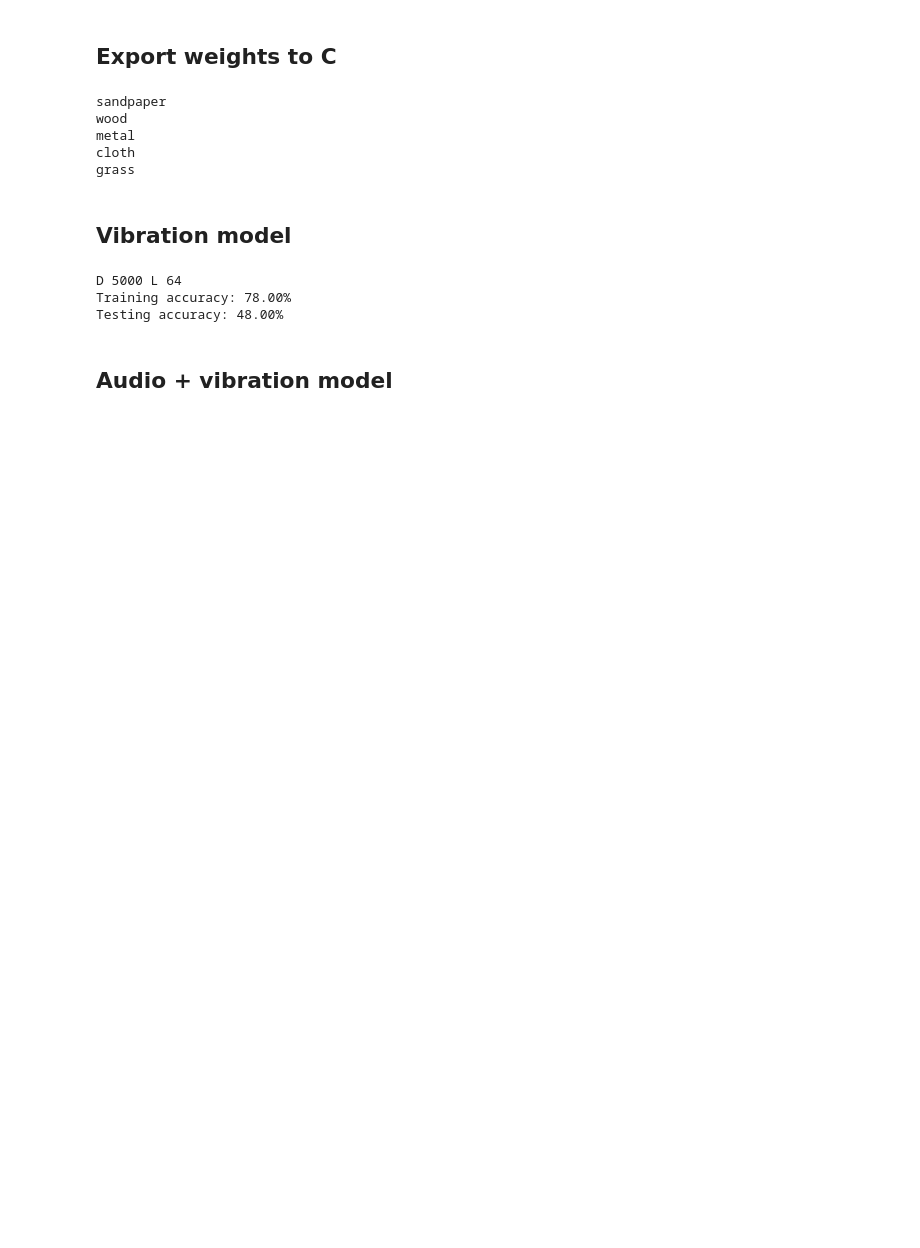
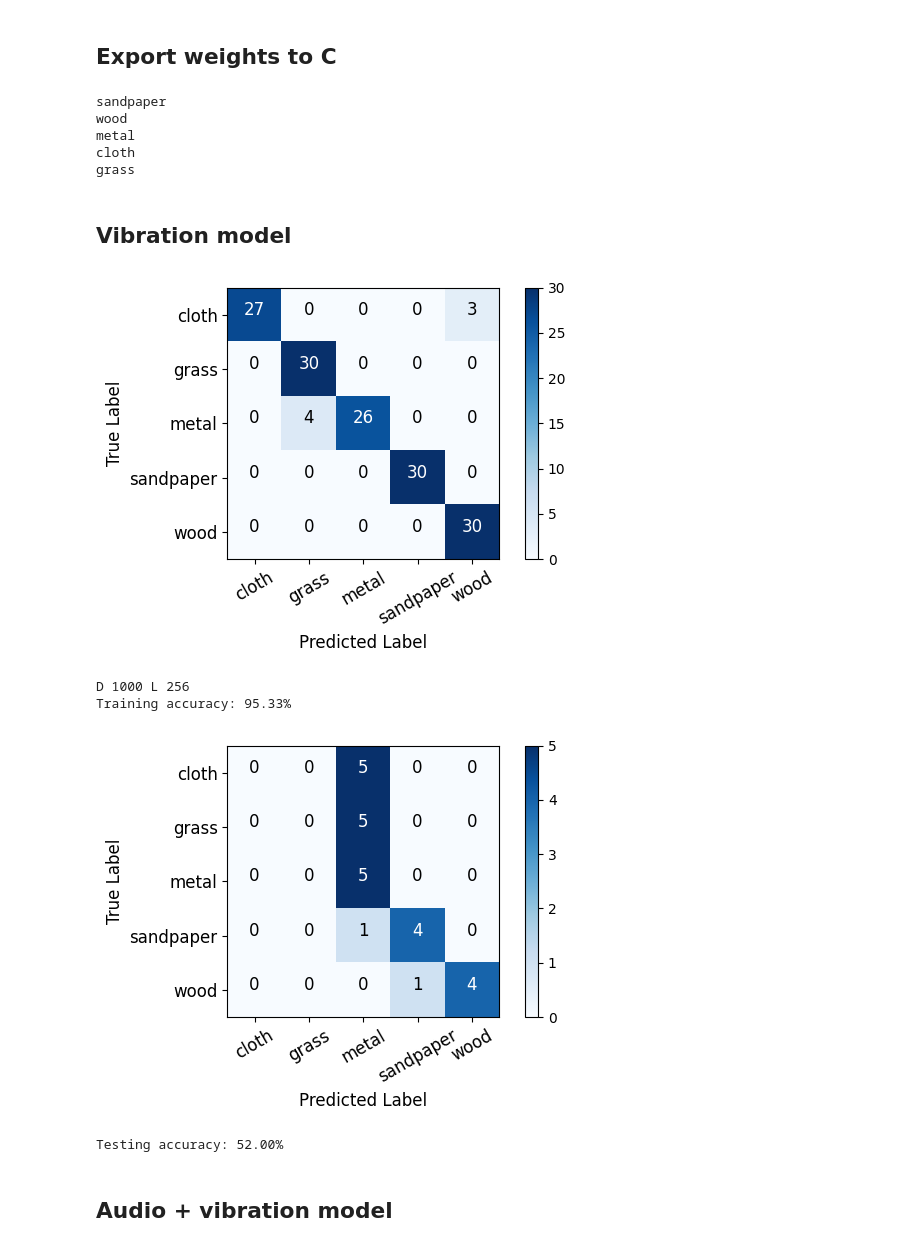
Before and after one commit to sevenseasofbri/terrain-classifier, a Jupyter notebook: hdc/test.ipynb, the cells around one changed output. Saved outputs shown, nothing was run; the diff lists cells and outputs as text; code cells hidden in the pictures; blank space fills up the shorter version.

```diff
--- a/hdc/test.ipynb
+++ b/hdc/test.ipynb
@@ -354,30 +354,30 @@ def evaluate_hd(vectors, labels, class_hvs):
         if y_pred == y_true:
             correct += 1
 
-    # # Plot confusion matrix using numpy and matplotlib
-    # cm = confusion_matrix(labels, y_preds)
-    # plt.figure(figsize=(8, 6))
-    # plt.imshow(cm, interpolation='nearest', cmap=plt.cm.Blues)
+    # Plot confusion matrix using numpy and matplotlib
+    cm = confusion_matrix(labels, y_preds)
+    plt.figure(figsize=(6, 4))
+    plt.imshow(cm, interpolation='nearest', cmap=plt.cm.Blues)
     # plt.title("Confusion Matrix")
-    # plt.colorbar()
+    plt.colorbar()
 
-    # # Add labels to the axes
-    # tick_marks = np.arange(len(id_to_label))
-    # plt.xticks(tick_marks, [id_to_label[i] for i in range(len(id_to_label))], rotation=30, fontsize=12)
-    # plt.yticks(tick_marks, [id_to_label[i] for i in range(len(id_to_label))], fontsize=12)
+    # Add labels to the axes
+    tick_marks = np.arange(len(id_to_label))
+    plt.xticks(tick_marks, [id_to_label[i] for i in range(len(id_to_label))], rotation=30, fontsize=12)
+    plt.yticks(tick_marks, [id_to_label[i] for i in range(len(id_to_label))], fontsize=12)
 
-    # # Annotate each cell with the numeric value
-    # for i in range(cm.shape[0]):
-    #     for j in range(cm.shape[1]):
-    #         plt.text(j, i, format(cm[i, j], 'd'),
-    #                  horizontalalignment="center",
-    #                  color="white" if cm[i, j] > cm.max() / 2 else "black",
-    #                  fontsize=12)
+    # Annotate each cell with the numeric value
+    for i in range(cm.shape[0]):
+        for j in range(cm.shape[1]):
+            plt.text(j, i, format(cm[i, j], 'd'),
+                     horizontalalignment="center",
+                     color="white" if cm[i, j] > cm.max() / 2 else "black",
+                     fontsize=12)
 
-    # plt.ylabel("True Label", fontsize=12)
-    # plt.xlabel("Predicted Label", fontsize=12)
-    # plt.tight_layout()
-    # plt.show()
+    plt.ylabel("True Label", fontsize=12)
+    plt.xlabel("Predicted Label", fontsize=12)
+    plt.tight_layout()
+    plt.show()
 
     return correct / len(labels)
 # %% [markdown]
@@ -692,8 +690,8 @@ D = 10000  # Hypervector dimensionality
 LEVELS = 128 # quantization levels
 
 # d = [100, 500, 1000, 5000, 10000]
-d = [5000]
-l = [64]
+d = [1000]
+l = [256]
 
 
 for D in d:
@@ -708,36 +706,38 @@ for D in d:
             encoded_hv = encode_feature_vector(features, codebook, value_level_hvs, D, LEVELS)
             vectors.append(encoded_hv)
 
         vectors = np.array(vectors)
         labels = np.array(labels)
 
 
         # create weights folder if it doesn't exist
         if not os.path.exists("weights/vibration"):
             os.makedirs("weights/vibration")
 
         # for i in range(20):
             # train the classifier
         class_hvs = train_hd_classifier(vectors, labels, codebook, value_level_hvs, D, LEVELS, epochs=20)
 
 
         # # Save the trained model
         np.save("weights/vibration/class_hvs.npy", class_hvs) # save class hypervectors
         np.save("weights/vibration/codebook.npy", codebook) # save codebook
         np.save("weights/vibration/value_level_hvs.npy", value_level_hvs) # save value level hypervectors
         np.save("weights/vibration/label_to_id.npy", label_to_id) # save label_to_id mapping
         np.save("weights/vibration/id_to_label.npy", id_to_label) # save id_to_label mapping
         np.save("weights/vibration/dataset_min.npy", dataset_min) # save dataset min
         np.save("weights/vibration/dataset_max.npy", dataset_max) # save dataset max
 
         acc = evaluate_hd(vectors, labels, class_hvs)
         print(f"D {D} L {LEVELS}\nTraining accuracy: {acc * 100:.2f}%")
         vib_test()
         # print(f"Training accuracy: {acc * 100:.2f}%")
 # %% [output]
+[figure, added]
-D 5000 L 64
-Training accuracy: 78.00%
-Testing accuracy: 48.00%
+D 1000 L 256
+Training accuracy: 95.33%
+[figure, added]
+Testing accuracy: 52.00%
 # %%
 # --- Main execution ---
 def vib_test():
```
Also changed, not shown: parts of 5 cells of this notebook, 1 other file.
